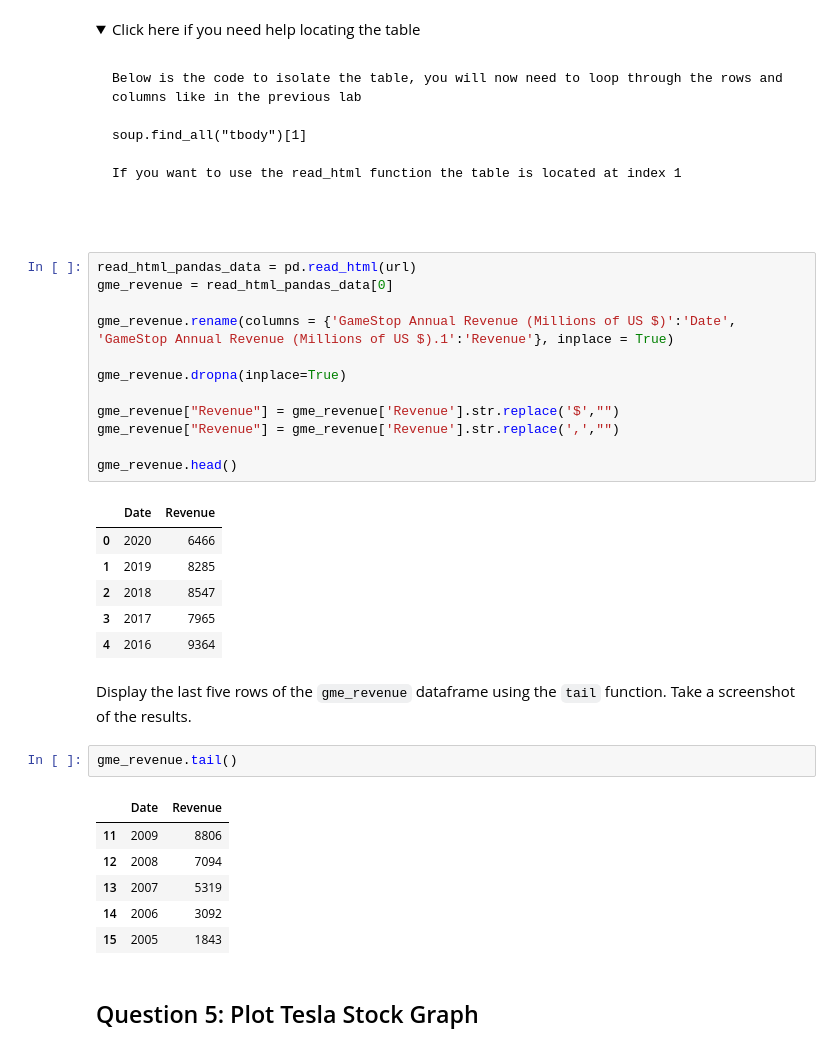
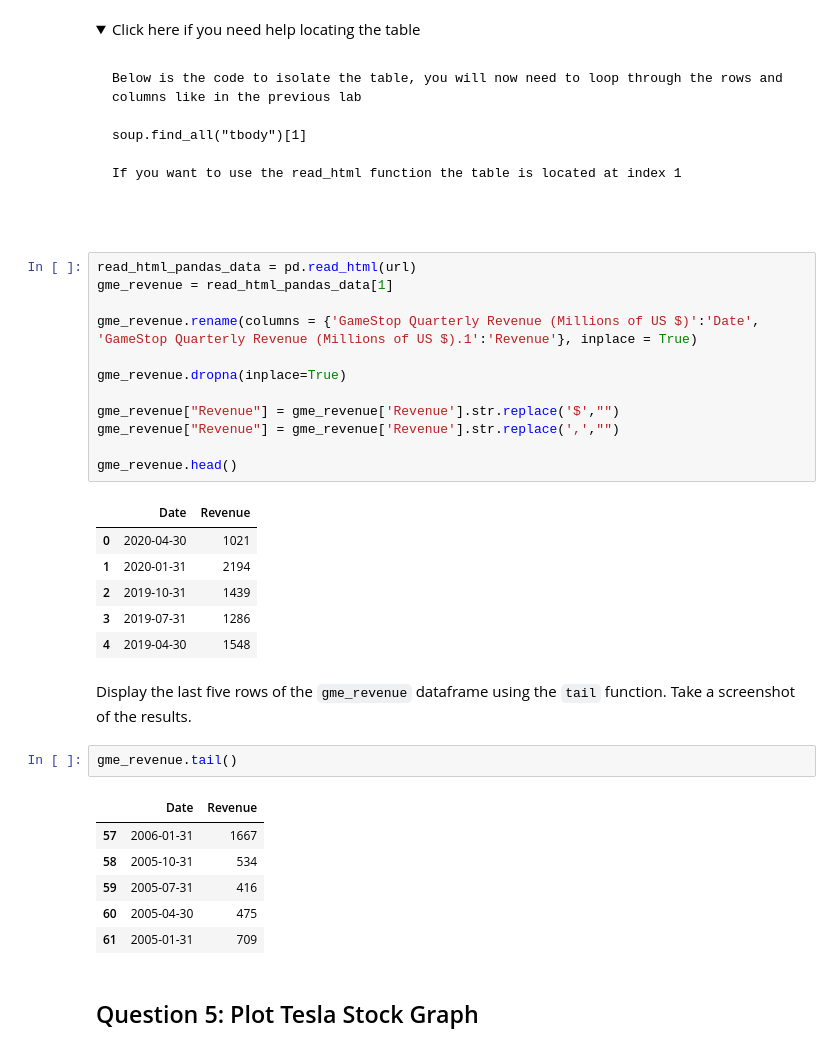
Before and after one commit to MonDrachen/HictoricalStockRevenue, a Jupyter notebook: Final Assignment.ipynb, the cells around one changed output. Saved outputs shown, nothing was run; the diff lists cells and outputs as text; folded sections open.

```diff
--- a/Final Assignment.ipynb
+++ b/Final Assignment.ipynb
@@ -251,34 +253,34 @@ If you want to use the read_html function the table is located at index 1
 </details>
 # %%
 read_html_pandas_data = pd.read_html(url)
-gme_revenue = read_html_pandas_data[0]
+gme_revenue = read_html_pandas_data[1]
 
-gme_revenue.rename(columns = {'GameStop Annual Revenue (Millions of US $)':'Date', 'GameStop Annual Revenue (Millions of US $).1':'Revenue'}, inplace = True)
+gme_revenue.rename(columns = {'GameStop Quarterly Revenue (Millions of US $)':'Date', 'GameStop Quarterly Revenue (Millions of US $).1':'Revenue'}, inplace = True)
 
 gme_revenue.dropna(inplace=True)
 
 gme_revenue["Revenue"] = gme_revenue['Revenue'].str.replace('$',"")
 gme_revenue["Revenue"] = gme_revenue['Revenue'].str.replace(',',"")
 
 gme_revenue.head()
 # %% [output]
 |  | Date | Revenue |
-| 0 | 2020 | 6466 |
-| 1 | 2019 | 8285 |
-| 2 | 2018 | 8547 |
-| 3 | 2017 | 7965 |
-| 4 | 2016 | 9364 |
+| 0 | 2020-04-30 | 1021 |
+| 1 | 2020-01-31 | 2194 |
+| 2 | 2019-10-31 | 1439 |
+| 3 | 2019-07-31 | 1286 |
+| 4 | 2019-04-30 | 1548 |
 # %% [markdown]
 Display the last five rows of the `gme_revenue` dataframe using the `tail` function. Take a screenshot of the results.
 # %%
 gme_revenue.tail()
 # %% [output]
 |  | Date | Revenue |
-| 11 | 2009 | 8806 |
-| 12 | 2008 | 7094 |
-| 13 | 2007 | 5319 |
-| 14 | 2006 | 3092 |
-| 15 | 2005 | 1843 |
+| 57 | 2006-01-31 | 1667 |
+| 58 | 2005-10-31 | 534 |
+| 59 | 2005-07-31 | 416 |
+| 60 | 2005-04-30 | 475 |
+| 61 | 2005-01-31 | 709 |
 # %% [markdown]
 ## Question 5: Plot Tesla Stock Graph
 # %% [markdown]
```
Also changed, not shown: parts of 6 cells of this notebook.
